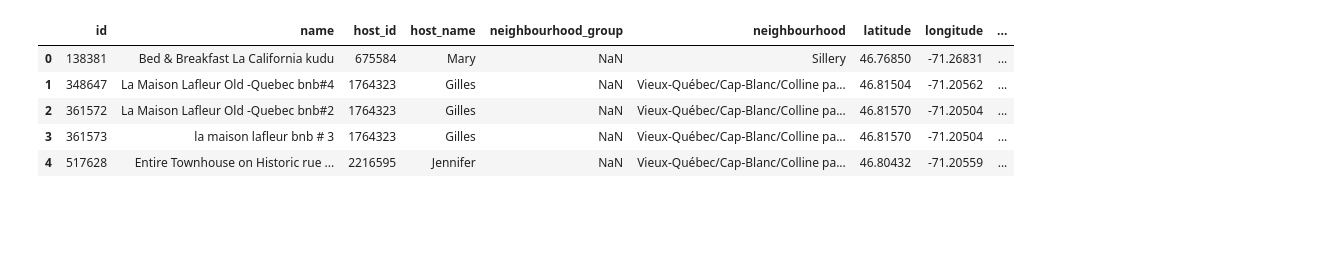
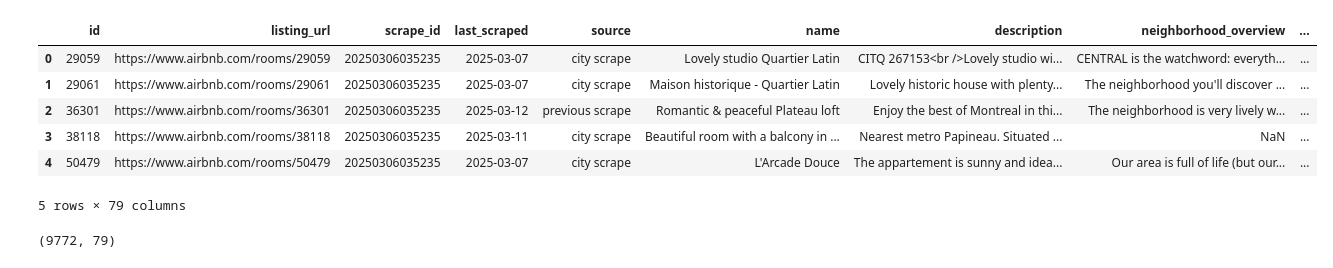
Before and after one commit to pity-piggy/bnb, a Jupyter notebook: bnb_repo/notebooks/airbnb.ipynb, the cells around one changed output. Cells and saved outputs as stored; diff of their text form; code cells hidden in the pictures; blank space fills up the shorter version.

```diff
--- a/bnb_repo/notebooks/airbnb.ipynb
+++ b/bnb_repo/notebooks/airbnb.ipynb
@@ -1,11 +1,16 @@
 # %%
 import pandas as pd
-df=pd.read_csv('listings.csv')
+df=pd.read_csv('/Users/chloe/PycharmProjects/bnb/bnb_repo/data/raw/listings2.csv')
 df.head()
 # %% [output]
-|  | id | name | host_id | host_name | neighbourhood_group | neighbourhood | latitude | longitude | ... |
-| 0 | 138381 | Bed & Breakfast La California kudu | 675584 | Mary | NaN | Sillery | 46.76850 | -71.26831 | ... |
-| 1 | 348647 | La Maison Lafleur Old -Quebec bnb#4 | 1764323 | Gilles | NaN | Vieux-Québec/Cap-Blanc/Colline pa... | 46.81504 | -71.20562 | ... |
-| 2 | 361572 | La Maison Lafleur Old -Quebec bnb#2 | 1764323 | Gilles | NaN | Vieux-Québec/Cap-Blanc/Colline pa... | 46.81570 | -71.20504 | ... |
-| 3 | 361573 | la maison lafleur bnb # 3 | 1764323 | Gilles | NaN | Vieux-Québec/Cap-Blanc/Colline pa... | 46.81570 | -71.20504 | ... |
-| 4 | 517628 | Entire Townhouse on Historic rue ... | 2216595 | Jennifer | NaN | Vieux-Québec/Cap-Blanc/Colline pa... | 46.80432 | -71.20559 | ... |
+|  | id | listing_url | scrape_id | last_scraped | source | name | description | neighborhood_overview | ... |
+| 0 | 29059 | https://www.airbnb.com/rooms/29059 | 20250306035235 | 2025-03-07 | city scrape | Lovely studio Quartier Latin | CITQ 267153<br />Lovely studio wi... | CENTRAL is the watchword: everyth... | ... |
+| 1 | 29061 | https://www.airbnb.com/rooms/29061 | 20250306035235 | 2025-03-07 | city scrape | Maison historique - Quartier Latin | Lovely historic house with plenty... | The neighborhood you'll discover ... | ... |
+| 2 | 36301 | https://www.airbnb.com/rooms/36301 | 20250306035235 | 2025-03-12 | previous scrape | Romantic & peaceful Plateau loft | Enjoy the best of Montreal in thi... | The neighborhood is very lively w... | ... |
+| 3 | 38118 | https://www.airbnb.com/rooms/38118 | 20250306035235 | 2025-03-11 | city scrape | Beautiful room with a balcony in ... | Nearest metro Papineau. Situated ... | NaN | ... |
+| 4 | 50479 | https://www.airbnb.com/rooms/50479 | 20250306035235 | 2025-03-07 | city scrape | L'Arcade Douce | The appartement is sunny and idea... | Our area is full of life (but our... | ... |
+5 rows × 79 columns
+# %%
+df.shape
+# %% [output]
+(9772, 79)
```
Also changed, not shown: parts of 12 cells of this notebook, 1 other file.
